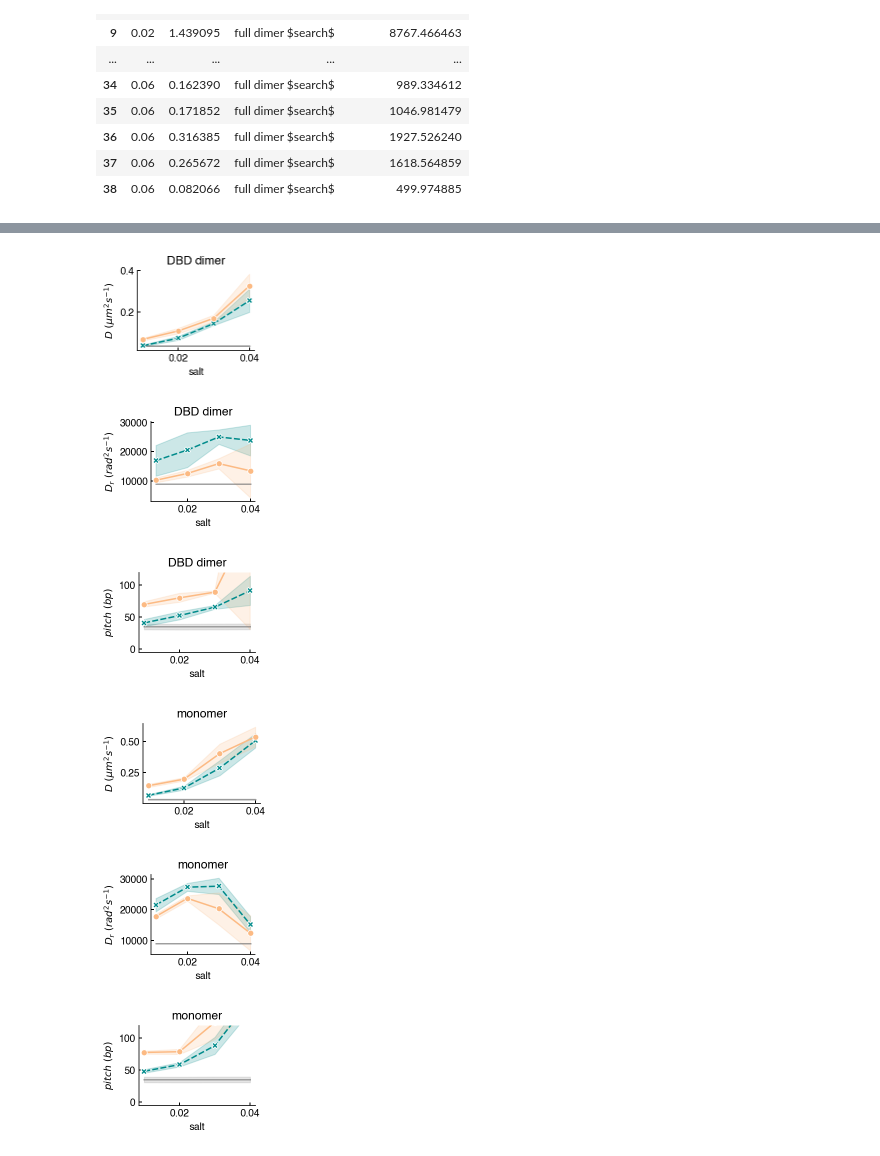
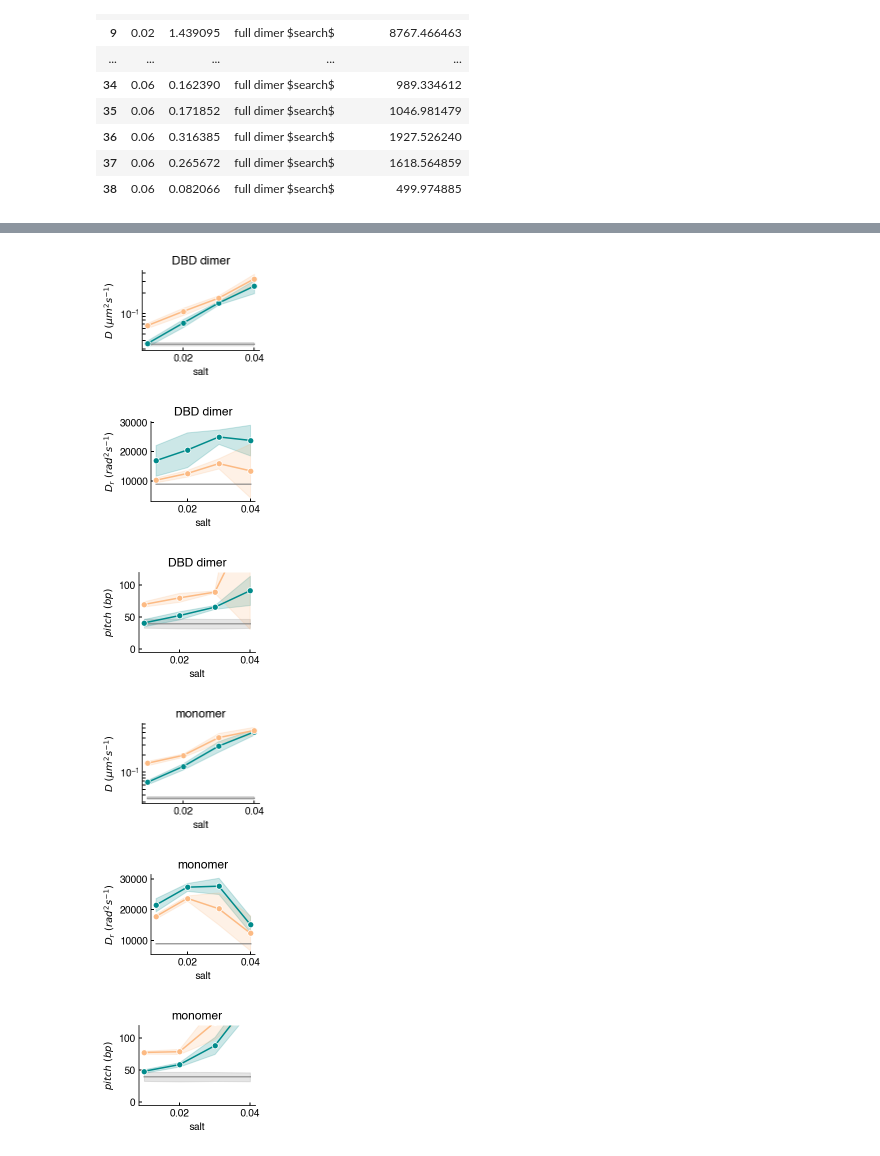
Before and after one commit to mallu2/CG_analysis, a Jupyter notebook: msd_diffusion_coefficient.ipynb, the cells around one changed output, grey strips where cells are left out. Saved outputs shown, nothing was run; the diff lists cells and outputs as text; code cells hidden in the pictures.

```diff
--- a/msd_diffusion_coefficient.ipynb
+++ b/msd_diffusion_coefficient.ipynb
@@ -26,6 +26,9 @@ rc('font', family='helvetica')
 import seaborn as sns
 import time
 import itertools
+sns.set_context("paper")
+sns.set(font_scale=0.9)
+sns.set_style("white")
 # %%
 "Some colorbrewer colors you can use."
 p1 = np.array([224/256, 236/256, 244/256, 1])
@@ -917,7 +952,7 @@ DF_exp[:32]
 # %%
 fig=plt.subplots(figsize = (2.5,2.0))
 b=sns.lineplot(x='salt',y='$D\ (\mu m^2 s^{-1})$',data=DF_exp[:32],alpha=0.7,color='grey',markers=True,ci='sd')
-g=sns.lineplot(x='salt',y='$D\ (\mu m^2 s^{-1})$',hue='data',data=pitch_dimer,palette=['darkcyan',o2],style="data",\
+g=sns.lineplot(x='salt',y='$D\ (\mu m^2 s^{-1})$',hue='data',data=pitch_dimer,palette=['darkcyan',o2],style="model",\
                markers=True,ci='sd',hue_order=['dimer $recognition$','dimer $search$'])
 plt.legend([],[], frameon=False)
 plt.tick_params(
@@ -933,12 +968,13 @@ plt.tick_params(
 plt.title('DBD dimer')
 plt.tight_layout()
 sns.despine()
+g.set(yscale='log')
 plt.savefig('/Users/mallu899/Mirror/projects/lacI_CG_master/LacI_CG_Draft/Figures/version10/Figure2/dimer_translational',dpi=300,transparent=True)
 
 fig=plt.subplots(figsize = (2.5,2.0))
 b=sns.lineplot(x='salt',y='$D_r\ (rad^2 s^{-1})$',data=DF_exp[:32],alpha=0.7,color='grey')
 g=sns.lineplot(x='salt',y='$D_r\ (rad^2 s^{-1})$',hue='data',data=pitch_dimer,palette=['darkcyan',o2],\
-               style="data",markers=True,ci='sd',hue_order=['dimer $recognition$','dimer $search$'])
+               style="model",markers=True,ci='sd',hue_order=['dimer $recognition$','dimer $search$'])
 plt.legend([],[], frameon=False)
 plt.tick_params(
     axis='both',          # changes apply to the x-axis
@@ -950,41 +986,41 @@ plt.tick_params(
     right=False, left=True, labelleft=True,labelsize='medium',
     width = 1,
     length = 3, color='k',direction ='in')
 sns.despine()
 plt.title('DBD dimer')
 plt.tight_layout()
 
 plt.savefig('/Users/mallu899/Mirror/projects/lacI_CG_master/LacI_CG_Draft/Figures/version10/Figure2/dimer_rotational',dpi=300,transparent=True)
 
 fig=plt.subplots(figsize = (2.5,2.0))
 b=sns.lineplot(x='salt',y='$pitch\ (bp)$',data=DF_exp[:32],alpha=0.7,color='grey')
 g=sns.lineplot(x='salt',y='$pitch\ (bp)$',hue='data',data=pitch_dimer,palette=['darkcyan',o2],\
-               style="data",markers=True,ci='sd',hue_order=['dimer $recognition$','dimer $search$'])
+               style="model",markers=True,ci='sd',hue_order=['dimer $recognition$','dimer $search$'])
 plt.legend([],[], frameon=False)
 plt.tick_params(
     axis='both',          # changes apply to the x-axis
     which='both',      # both major and minor ticks are affected
     bottom=True,      # ticks along the bottom edge are off
     top=False,         # ticks along the top edge are off
     labelbottom=True,
     labeltop = False,
     right=False, left=True, labelleft=True,labelsize='medium',
     width = 1,
     length = 3, color='k',direction ='in')
 sns.despine()
 plt.ylim(-5,120)
 plt.title('DBD dimer')
 plt.tight_layout()
 
 plt.savefig('/Users/mallu899/Mirror/projects/lacI_CG_master/LacI_CG_Draft/Figures/version10/Figure2/dimer_pitch',dpi=300,transparent=True)
 # %% [output]
-[figure, old version]
+[figure, new version]
-[figure, old version]
+[figure, new version]
-[figure, old version]
+[figure, new version]
 # %%
 fig=plt.subplots(figsize = (2.5,2.0))
 b=sns.lineplot(x='salt',y='$D\ (\mu m^2 s^{-1})$',data=DF_exp[:32],alpha=0.7,color='grey',markers=True,ci='sd')
-g=sns.lineplot(x='salt',y='$D\ (\mu m^2 s^{-1})$',hue='data',data=pitch_monomer,palette=['darkcyan',o2],style="data",\
+g=sns.lineplot(x='salt',y='$D\ (\mu m^2 s^{-1})$',hue='data',data=pitch_monomer,palette=['darkcyan',o2],style="model",\
                markers=True,ci='sd',hue_order=['monomer $recognition$','monomer $search$'])
 plt.legend([],[], frameon=False)
 plt.tick_params(
@@ -1000,12 +1036,13 @@ plt.tick_params(
 plt.title('monomer')
 plt.tight_layout()
 sns.despine()
+g.set(yscale='log')
 plt.savefig('/Users/mallu899/Mirror/projects/lacI_CG_master/LacI_CG_Draft/Figures/version10/Figure2/monomer_translational',dpi=300,transparent=True)
 
 fig=plt.subplots(figsize = (2.5,2.0))
 b=sns.lineplot(x='salt',y='$D_r\ (rad^2 s^{-1})$',data=DF_exp[:32],alpha=0.7,color='grey')
 g=sns.lineplot(x='salt',y='$D_r\ (rad^2 s^{-1})$',hue='data',data=pitch_monomer,palette=['darkcyan',o2],\
-               style="data",markers=True,ci='sd',hue_order=['monomer $recognition$','monomer $search$'])
+               style="model",markers=True,ci='sd',hue_order=['monomer $recognition$','monomer $search$'])
 plt.legend([],[], frameon=False)
 plt.tick_params(
     axis='both',          # changes apply to the x-axis
@@ -1026,7 +1063,7 @@ plt.savefig('/Users/mallu899/Mirror/projects/lacI_CG_master/LacI_CG_Draft/Figure
 fig=plt.subplots(figsize = (2.5,2.0))
 b=sns.lineplot(x='salt',y='$pitch\ (bp)$',data=DF_exp[:32],alpha=0.7,color='grey')
 g=sns.lineplot(x='salt',y='$pitch\ (bp)$',hue='data',data=pitch_monomer,palette=['darkcyan',o2],\
-               style="data",markers=True,ci='sd',hue_order=['monomer $recognition$','monomer $search$'])
+               style="model",markers=True,ci='sd',hue_order=['monomer $recognition$','monomer $search$'])
 plt.legend([],[], frameon=False)
 plt.tick_params(
     axis='both',          # changes apply to the x-axis
@@ -1045,6 +1082,6 @@ plt.tight_layout()
 
 plt.savefig('/Users/mallu899/Mirror/projects/lacI_CG_master/LacI_CG_Draft/Figures/version10/Figure2/monomer_pitch',dpi=300,transparent=True)
 # %% [output]
-[figure, old version]
+[figure, new version]
-[figure, old version]
+[figure, new version]
-[figure, old version]
+[figure, new version]
```
Also changed, not shown: parts of 7 cells of this notebook.
